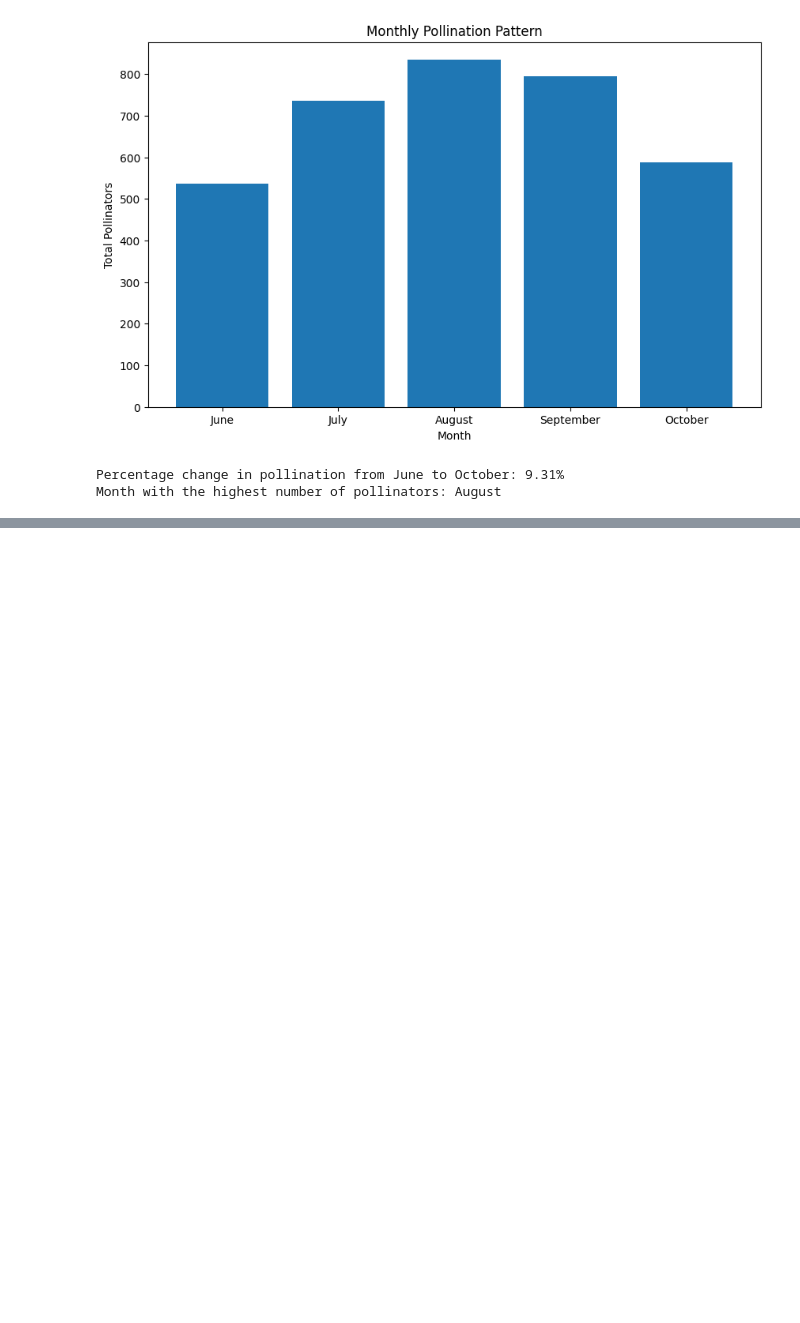
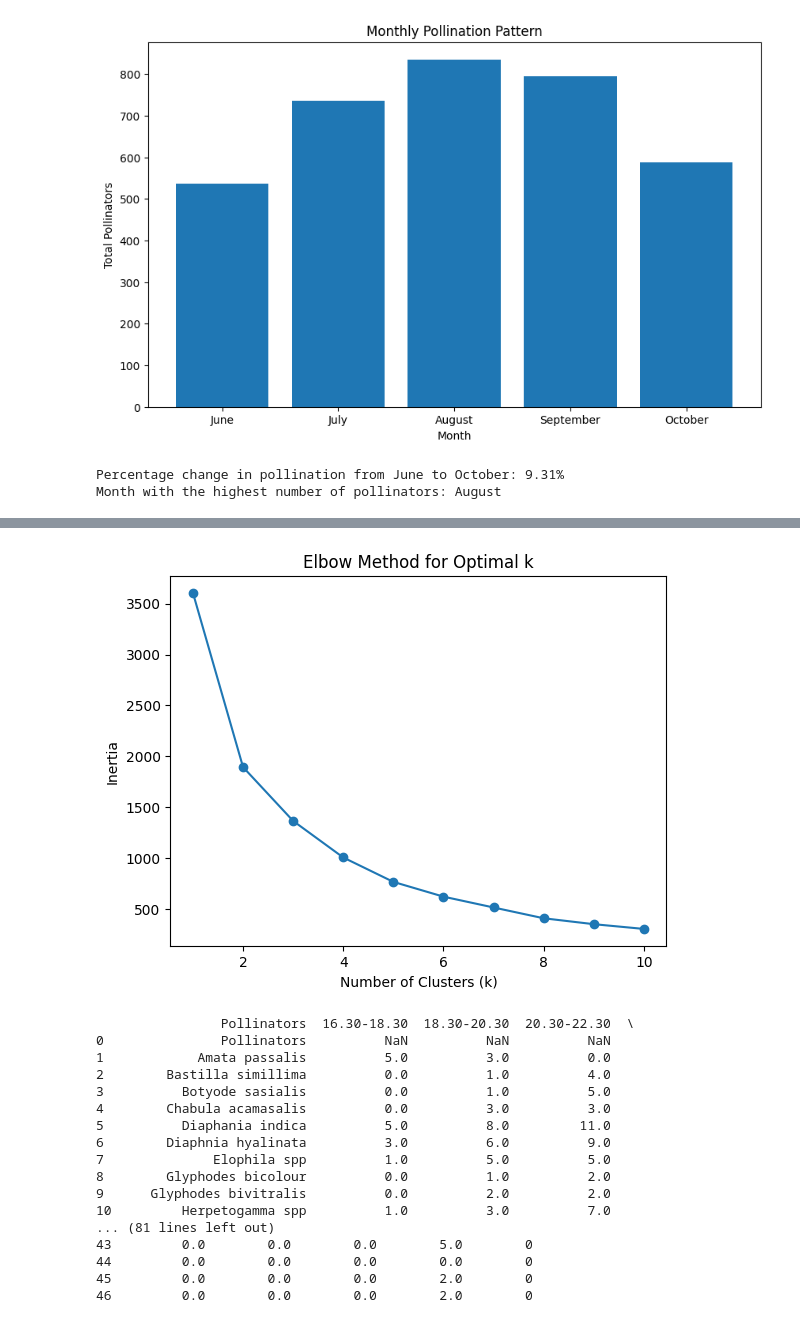
Before and after one commit to snehatanti/interns-code, a Jupyter notebook: binod_da_pollination.ipynb, the cells around one changed output, grey strips where cells are left out. Drawn from its saved outputs; the diff is of its cells as text; code cells hidden in the pictures; blank space fills up the shorter version.

```diff
--- a/binod_da_pollination.ipynb
+++ b/binod_da_pollination.ipynb
@@ -136 +304,47 @@ Index(['Unnamed: 0', 'Unnamed: 1', 'Unnamed: 2', 'Unnamed: 3', 'Unnamed: 4',
+# %%
+# No Cluster pollinators based on their activity patterns.
+
+import pandas as pd
+from sklearn.cluster import KMeans
+from sklearn.impute import SimpleImputer
+X = df3.drop('Pollinators', axis=1)
+
+imputer = SimpleImputer(strategy='mean')  # Replace missing values with the mean of the column
+X_imputed = imputer.fit_transform(X)
+#Determine the optimal number of clusters using the elbow method
+inertia = []
+for i in range(1, 11):
+   kmeans = KMeans(n_clusters=i, random_state=42)
+   kmeans.fit(X_imputed)
+   inertia.append(kmeans.inertia_)
+#Plot the elbow method graph
+import matplotlib.pyplot as plt
+plt.plot(range(1, 11), inertia, marker='o')
+plt.title('Elbow Method for Optimal k')
+plt.xlabel('Number of Clusters (k)')
+plt.ylabel('Inertia')
+plt.show()
+
+kmeans = KMeans(n_clusters=3, random_state=42)
+df3['Cluster'] = kmeans.fit_predict(X_imputed)
+print(df3)
+# %% [output]
+[figure, added]
+                Pollinators  16.30-18.30  18.30-20.30  20.30-22.30  \
+0               Pollinators          NaN          NaN          NaN
+1            Amata passalis          5.0          3.0          0.0
+2        Bastilla simillima          0.0          1.0          4.0
+3          Botyode sasialis          0.0          1.0          5.0
+4        Chabula acamasalis          0.0          3.0          3.0
+5          Diaphania indica          5.0          8.0         11.0
+6        Diaphnia hyalinata          3.0          6.0          9.0
+7              Elophila spp          1.0          5.0          5.0
+8        Glyphodes bicolour          0.0          1.0          2.0
+9      Glyphodes bivitralis          0.0          2.0          2.0
+10         Herpetogamma spp          1.0          3.0          7.0
+... (81 lines left out)
+43         0.0        0.0        0.0        5.0        0
+44         0.0        0.0        0.0        0.0        0
+45         0.0        0.0        0.0        2.0        0
+46         0.0        0.0        0.0        2.0        0
 # %%
```
Also changed, not shown: parts of 13 cells of this notebook.
